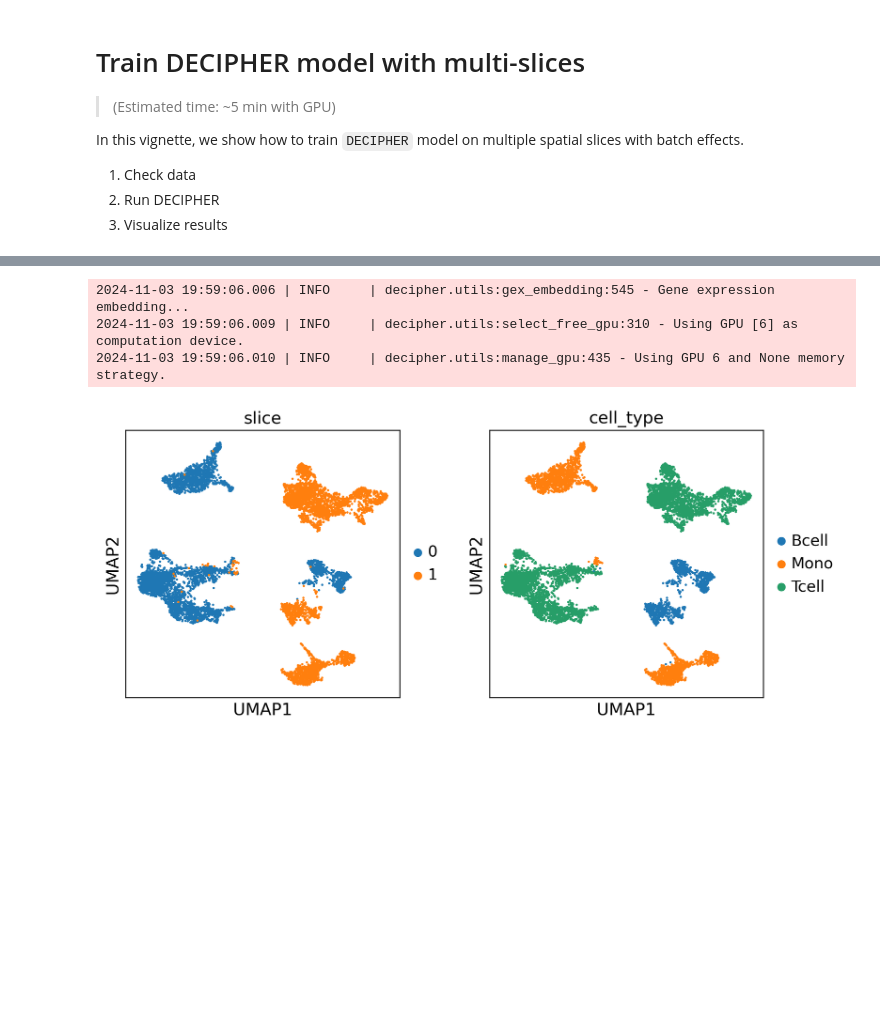
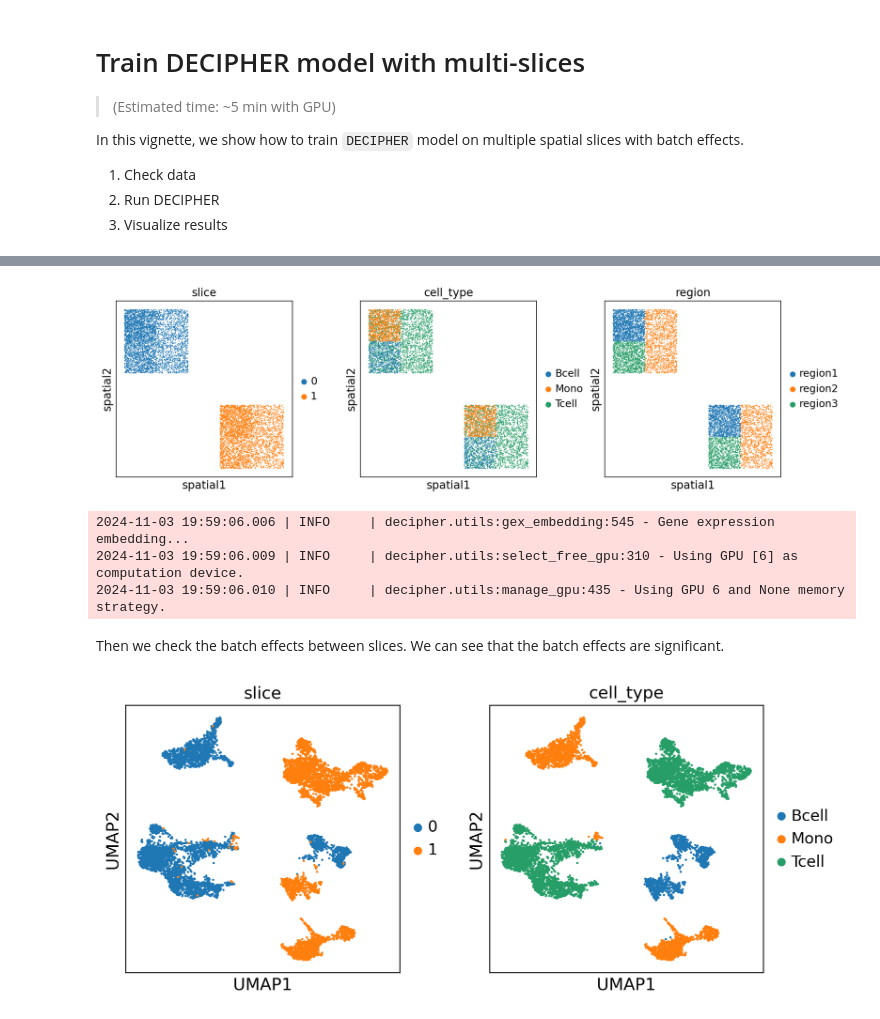
Before and after one commit to gao-lab/DECIPHER, a Jupyter notebook: docs/tutorials/2-remove_batch.ipynb, the cells around one changed output, grey strips where cells are left out. Saved outputs shown, nothing was run; the diff lists cells and outputs as text; code cells hidden in the pictures; blank space fills up the shorter version.

```diff
--- a/docs/tutorials/2-remove_batch.ipynb
+++ b/docs/tutorials/2-remove_batch.ipynb
@@ -13,6 +13,8 @@ import scanpy as sc
 
 from decipher import DECIPHER
 from decipher.utils import scanpy_viz, gex_embedding
+# %%
+sc.set_figure_params(dpi=80)
 # %% [markdown]
 ## Step 1: Check data
 
@@ -26,9 +36,15 @@ adata = slice1.concatenate(slice2, batch_key='slice')
+# %%
+sc.pl.spatial(adata, color=['slice', 'cell_type', 'region'], spot_size=0.03, wspace=0.25)
+# %% [output]
+[figure, added]
 # %%
 adata = gex_embedding(adata)
 # %% [output]
 2024-11-03 19:59:06.006 | INFO     | decipher.utils:gex_embedding:545 - Gene expression embedding...
 2024-11-03 19:59:06.009 | INFO     | decipher.utils:select_free_gpu:310 - Using GPU [6] as computation device.
 2024-11-03 19:59:06.010 | INFO     | decipher.utils:manage_gpu:435 - Using GPU 6 and None memory strategy.
+# %% [markdown]
+Then we check the batch effects between slices. We can see that the batch effects are significant.
 # %%
 sc.pl.umap(adata, color=['slice', 'cell_type'])
 # %% [output]
```
Also changed, not shown: parts of 3 cells of this notebook, 4 other files.
